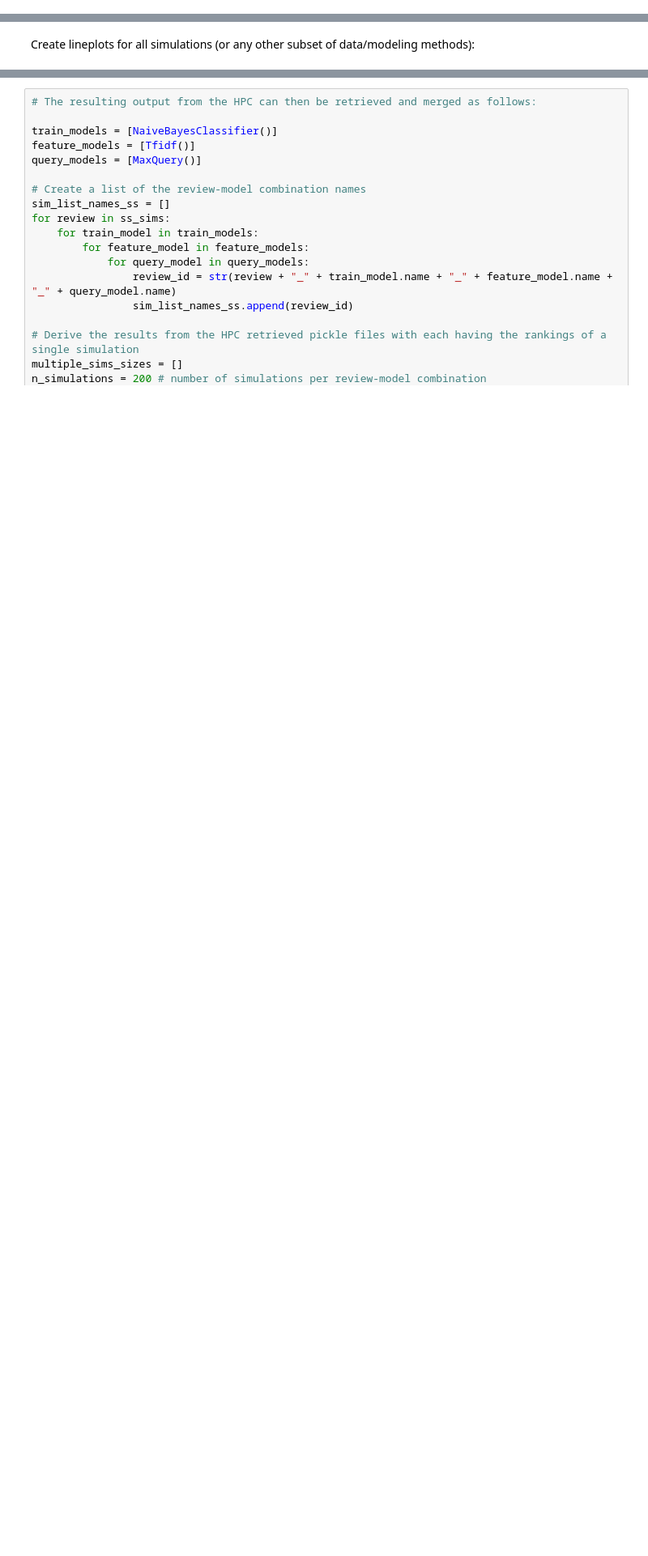
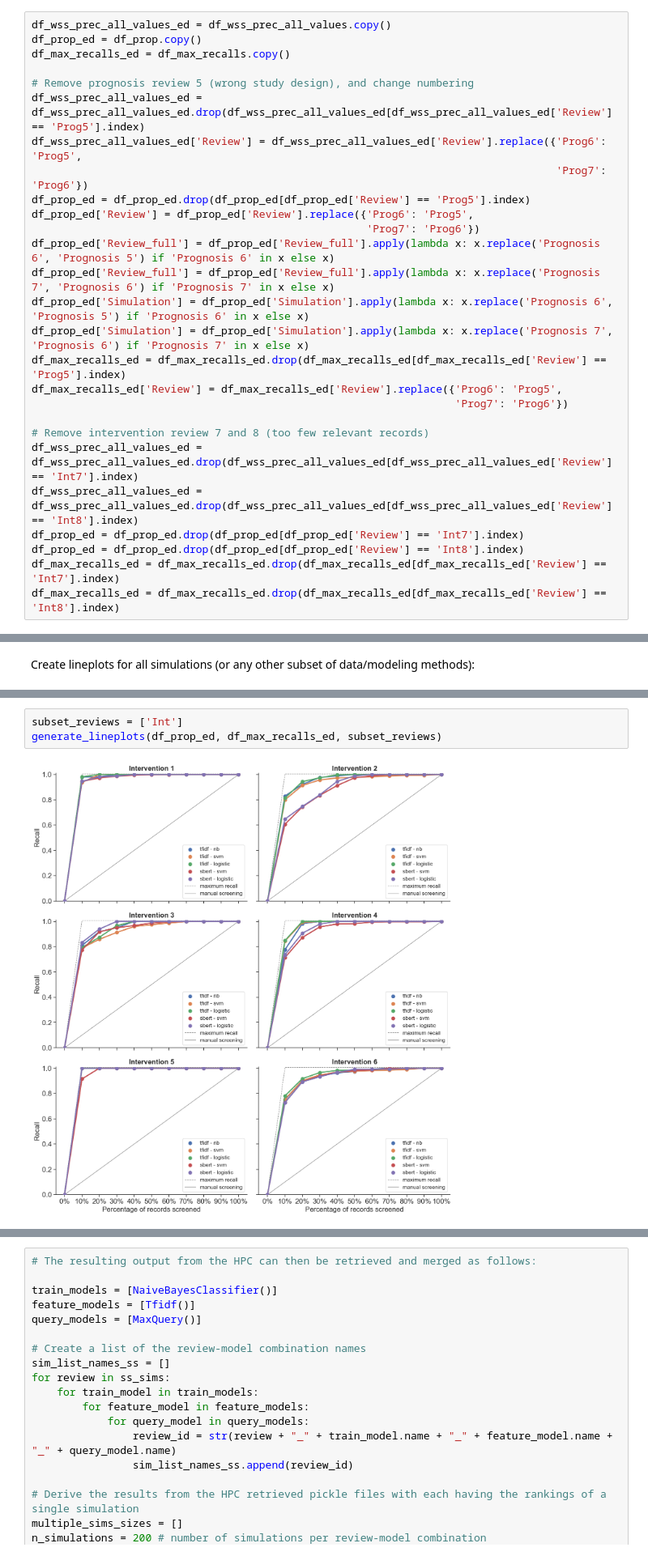
Before and after one commit to isa-sp/SR_semi-automated_screening, a Jupyter notebook: src/output_generation.ipynb, the cells around one changed output, grey strips where cells are left out. Shown at 81% size. Cells and saved outputs as stored; diff of their text form; blank space fills up the shorter version.

```diff
--- a/src/output_generation.ipynb
+++ b/src/output_generation.ipynb
@@ -396 +321,28 @@ df_wss_prec
+# %%
+df_wss_prec_all_values_ed = df_wss_prec_all_values.copy()
+df_prop_ed = df_prop.copy()
+df_max_recalls_ed = df_max_recalls.copy()
+
+# Remove prognosis review 5 (wrong study design), and change numbering
+df_wss_prec_all_values_ed = df_wss_prec_all_values_ed.drop(df_wss_prec_all_values_ed[df_wss_prec_all_values_ed['Review'] == 'Prog5'].index)
+df_wss_prec_all_values_ed['Review'] = df_wss_prec_all_values_ed['Review'].replace({'Prog6': 'Prog5',
+                                                                                   'Prog7': 'Prog6'})
+df_prop_ed = df_prop_ed.drop(df_prop_ed[df_prop_ed['Review'] == 'Prog5'].index)
+df_prop_ed['Review'] = df_prop_ed['Review'].replace({'Prog6': 'Prog5',
+                                                     'Prog7': 'Prog6'})
+df_prop_ed['Review_full'] = df_prop_ed['Review_full'].apply(lambda x: x.replace('Prognosis 6', 'Prognosis 5') if 'Prognosis 6' in x else x)
+df_prop_ed['Review_full'] = df_prop_ed['Review_full'].apply(lambda x: x.replace('Prognosis 7', 'Prognosis 6') if 'Prognosis 7' in x else x)
+df_prop_ed['Simulation'] = df_prop_ed['Simulation'].apply(lambda x: x.replace('Prognosis 6', 'Prognosis 5') if 'Prognosis 6' in x else x)
+df_prop_ed['Simulation'] = df_prop_ed['Simulation'].apply(lambda x: x.replace('Prognosis 7', 'Prognosis 6') if 'Prognosis 7' in x else x)
+df_max_recalls_ed = df_max_recalls_ed.drop(df_max_recalls_ed[df_max_recalls_ed['Review'] == 'Prog5'].index)
+df_max_recalls_ed['Review'] = df_max_recalls_ed['Review'].replace({'Prog6': 'Prog5',
+                                                                   'Prog7': 'Prog6'})
+
+# Remove intervention review 7 and 8 (too few relevant records)
+df_wss_prec_all_values_ed = df_wss_prec_all_values_ed.drop(df_wss_prec_all_values_ed[df_wss_prec_all_values_ed['Review'] == 'Int7'].index)
+df_wss_prec_all_values_ed = df_wss_prec_all_values_ed.drop(df_wss_prec_all_values_ed[df_wss_prec_all_values_ed['Review'] == 'Int8'].index)
+df_prop_ed = df_prop_ed.drop(df_prop_ed[df_prop_ed['Review'] == 'Int7'].index)
+df_prop_ed = df_prop_ed.drop(df_prop_ed[df_prop_ed['Review'] == 'Int8'].index)
+df_max_recalls_ed = df_max_recalls_ed.drop(df_max_recalls_ed[df_max_recalls_ed['Review'] == 'Int7'].index)
+df_max_recalls_ed = df_max_recalls_ed.drop(df_max_recalls_ed[df_max_recalls_ed['Review'] == 'Int8'].index)
 # %% [markdown]
@@ -728,0 +473,5 @@ plt.show()
+# %%
+subset_reviews = ['Int']
+generate_lineplots(df_prop_ed, df_max_recalls_ed, subset_reviews)
+# %% [output]
+[figure, added]
```
Also changed, not shown: parts of 65 cells of this notebook.
